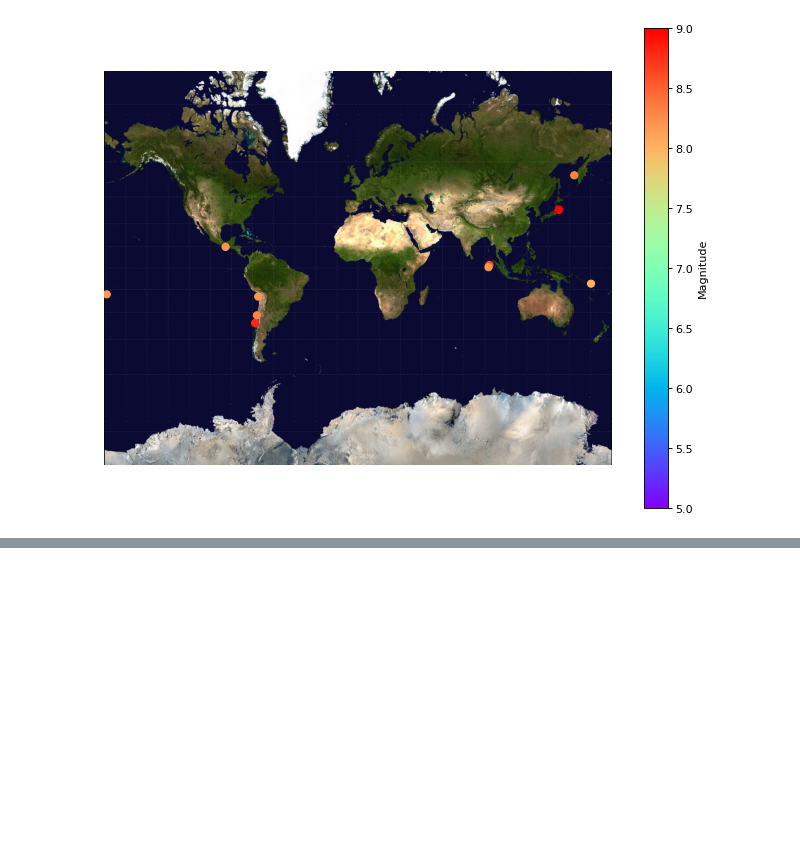
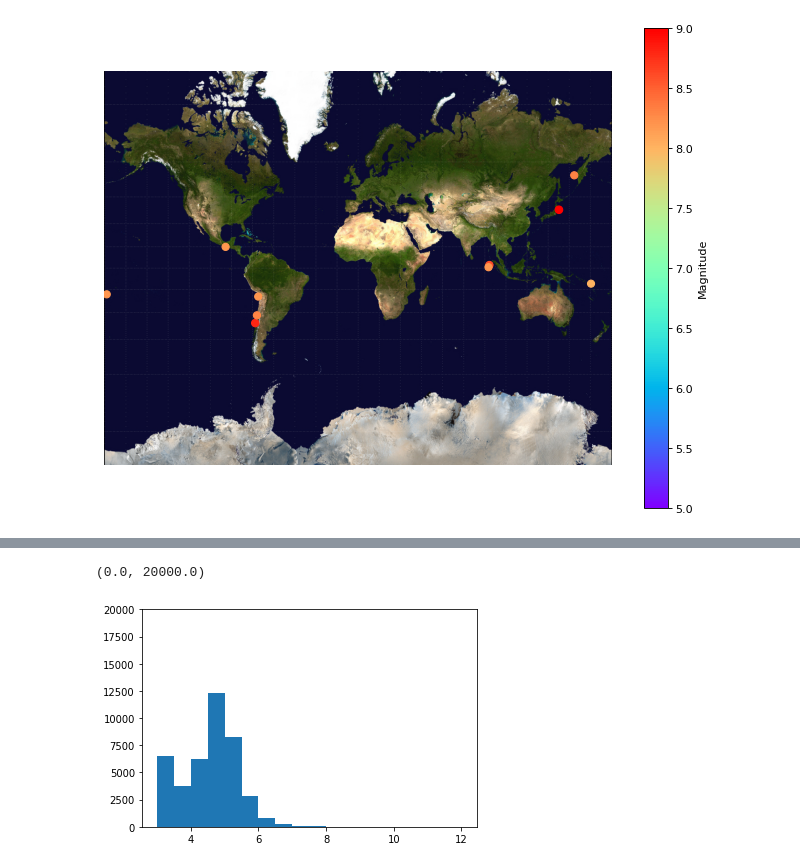
Before and after one commit to 86burke/shockwave, a Jupyter notebook: stan/shockwave.ipynb, the cells around one changed output, grey strips where cells are left out. Cells and saved outputs as stored; diff of their text form; code cells hidden in the pictures; blank space fills up the shorter version.

```diff
--- a/stan/shockwave.ipynb
+++ b/stan/shockwave.ipynb
@@ -329,0 +358,13 @@ plt.show()
+# %%
+#seventies.plot.bar(x='mag', y='val')
+bins_mag = [0, 1, 2, 3, 4,5,6,7,8,9,10,11,12]
+bins_names=["1", "2", "3", "4","5","6","7","8","9","10","11","12"]
+#seventies["Magnitudes"] = pd.cut(seventies["mag"], bins_mag, labels=bins_names)
+#seventies_by_mag = seventies.groupby("Magnitudes")['mag'].count()
+#seventies_by_mag.plot.bar()
+fig, ax = plt.subplots()
+ax.hist(x=seventies["mag"], bins=[3,3.5,4,4.5,5,5.5,6,6.5,7,7.5,8,8.5,9,9.5,10,10.5,11,11.5,12])
+ax.set_ylim(0, 20000)
+# %% [output]
+(0.0, 20000.0)
+[figure, added]
```
Also changed, not shown: parts of 4 cells of this notebook.
